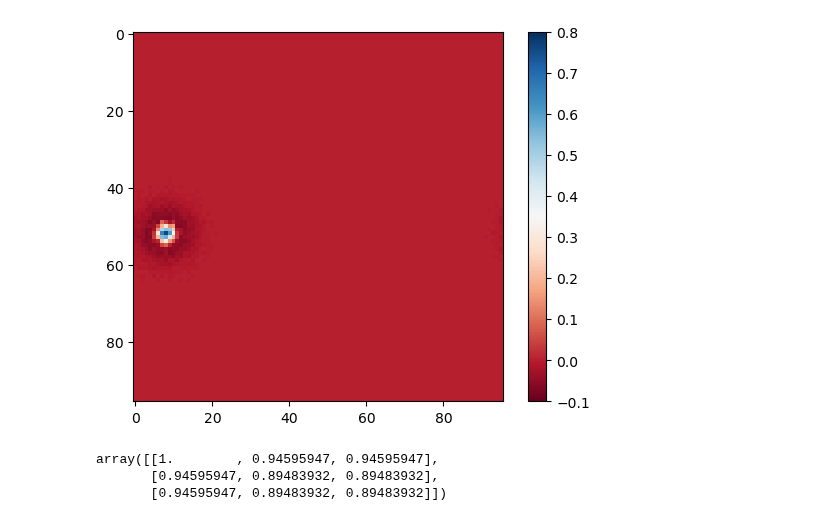
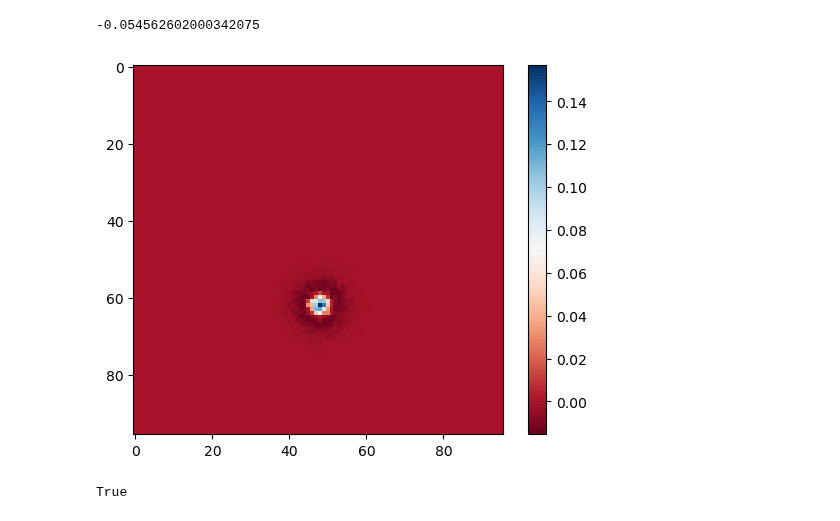
Before and after one commit to AddingAddict/OrientationSSB, a Jupyter notebook: notebooks/alex_stevensetal.ipynb, the cells around one changed output. Drawn from its saved outputs; the diff is of its cells as text; code cells hidden in the pictures.

Commit message:
more advances in Stevens et al, beta_P still missing

```diff
--- a/notebooks/alex_stevensetal.ipynb
+++ b/notebooks/alex_stevensetal.ipynb
@@ -39,18 +40,20 @@ from dev_ori_sel_RF import data_dir,integrator_tf,dynamics,network,run_onelayer,
 from dev_ori_sel_RF.tools import misc,update_params_dict,analysis_tools
 # %%
+reload(network_full_plastic)
 reload(connectivity)
 Version = -1
 config_name = 'ffrec_stevens'
-Wret_to_lgn,_,_,_,_,_,_,_,_=uf.get_network_system_ffrec(Version,config_name)
+Wret_to_lgn,Wlgn_to_4,arbor_on,arbor_off,arbor2,init_weights,W4to4,arbor4to4,init_weights_4to4=uf.get_network_system_ffrec(Version,config_name)
 # %%
-Wret_to_lgn.shape
+print(np.sum(Wret_to_lgn[5000,:]))
 
-plt.imshow(-Wret_to_lgn[5000,:].reshape(96,96),vmin=-0.1,vmax=0.8,
+plt.imshow(-Wret_to_lgn[6000,:].reshape(96,96),
         cmap='RdBu')
 plt.colorbar()
 plt.show()
 # %% [output]
+-0.054562602000342075
-[figure, old version]
+[figure, new version]
 # %%
 def distance(delta):
     ''' assume periodic boundary conditions'''
@@ -75,10 +78,34 @@ yto = np.repeat(yto,Nvert[1]).reshape(to_size[0],to_size[1]*Nvert[1])
 xdelta = distance(xto[:,:,None,None]-xfrom[None,None,:,:])
 ydelta = distance(yto[:,:,None,None]-yfrom[None,None,:,:])
 # %%
-sigma = 1
+sigma = 0.3
 g = gaussian(xdelta,ydelta,sigma)
-g[0,0,:,:]
+#g[0,0,:,:]
-# %% [output]
-array([[1.        , 0.94595947, 0.94595947],
-       [0.94595947, 0.89483932, 0.89483932],
-       [0.94595947, 0.89483932, 0.89483932]])
+# %%
+kinput = 1
+istep=1
+jexp = 1
+avg_no_inp=1
+Version = 0
+Nret = 96
+Nlgn=96
+N4 = 4
+config_name = 'ffrec_stevens'
+config_dict = misc.load_external_params("params_"+config_name,False)
+params_dict = {
+                "Version" : tf.constant(Version, dtype=tf.int32),
+                "Nlgn" : tf.constant(Nlgn, dtype=tf.int32),
+                "N4" : tf.constant(N4, dtype=tf.int32),
+                "Nret" : tf.constant(Nret, dtype=tf.int32),
+                "Nvert" : tf.constant(Nvert, dtype=tf.int32),
+                "config_dict" : config_dict,
+                "init_weights" : [tf.convert_to_tensor(init_weights[0],dtype=tf.float32),
+                        tf.convert_to_tensor(init_weights[1],dtype=tf.float32)]
+                    if "ffrec_postpre_approx" in config_dict["Wlgn_to4_params"]["mult_norm"]
+                    else tf.convert_to_tensor(init_weights,dtype=tf.float32),
+                "Wret_to_lgn" : tf.convert_to_tensor(Wret_to_lgn,dtype=tf.float32),
+                "W4to4" : tf.convert_to_tensor(W4to4, dtype=tf.float32),
+}
+"Nvert" in params_dict.keys()
+# %% [output]
+True
```
Also changed, not shown: parts of 7 cells of this notebook, 3 other files.
